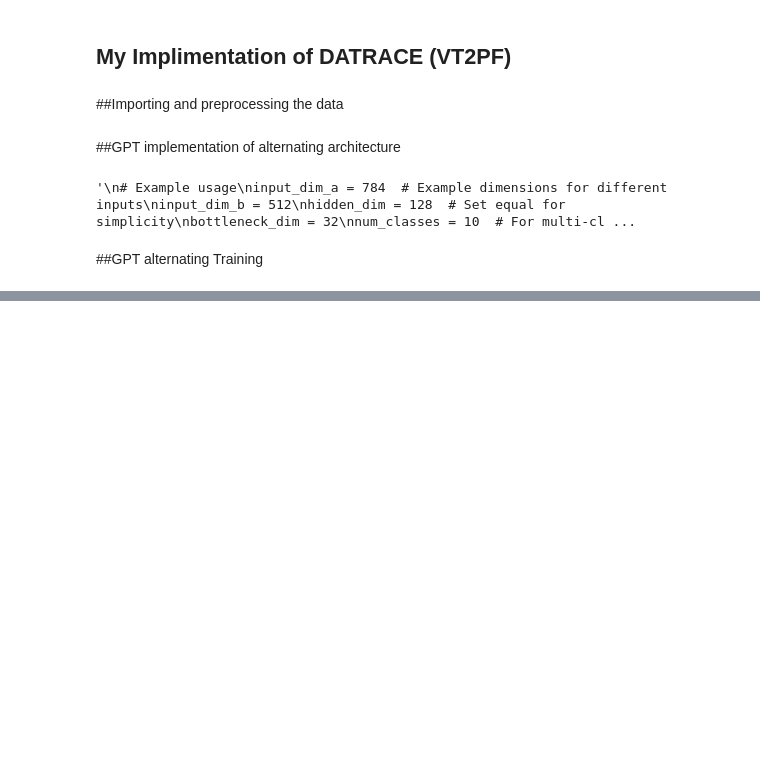
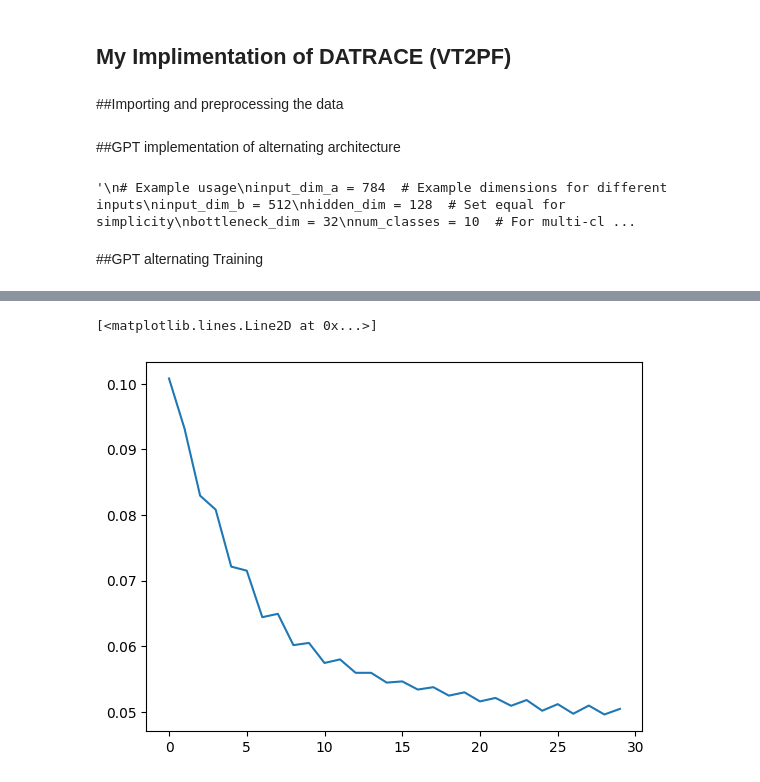
Before and after one commit to mehdi-or/VT2PFC, a Jupyter notebook: Alternating_DATRACE.ipynb, the cells around one changed output, grey strips where cells are left out. Saved outputs shown, nothing was run; the diff lists cells and outputs as text; code cells hidden in the pictures; blank space fills up the shorter version.

```diff
--- a/Alternating_DATRACE.ipynb
+++ b/Alternating_DATRACE.ipynb
@@ -339,0 +374,5 @@ Epoch 5/5 completed.
+# %%
+plt.plot(train_loss_hist)
+# %% [output]
+[<matplotlib.lines.Line2D at 0x...>]
+[figure, added]
```
Also changed, not shown: parts of 8 cells of this notebook.
